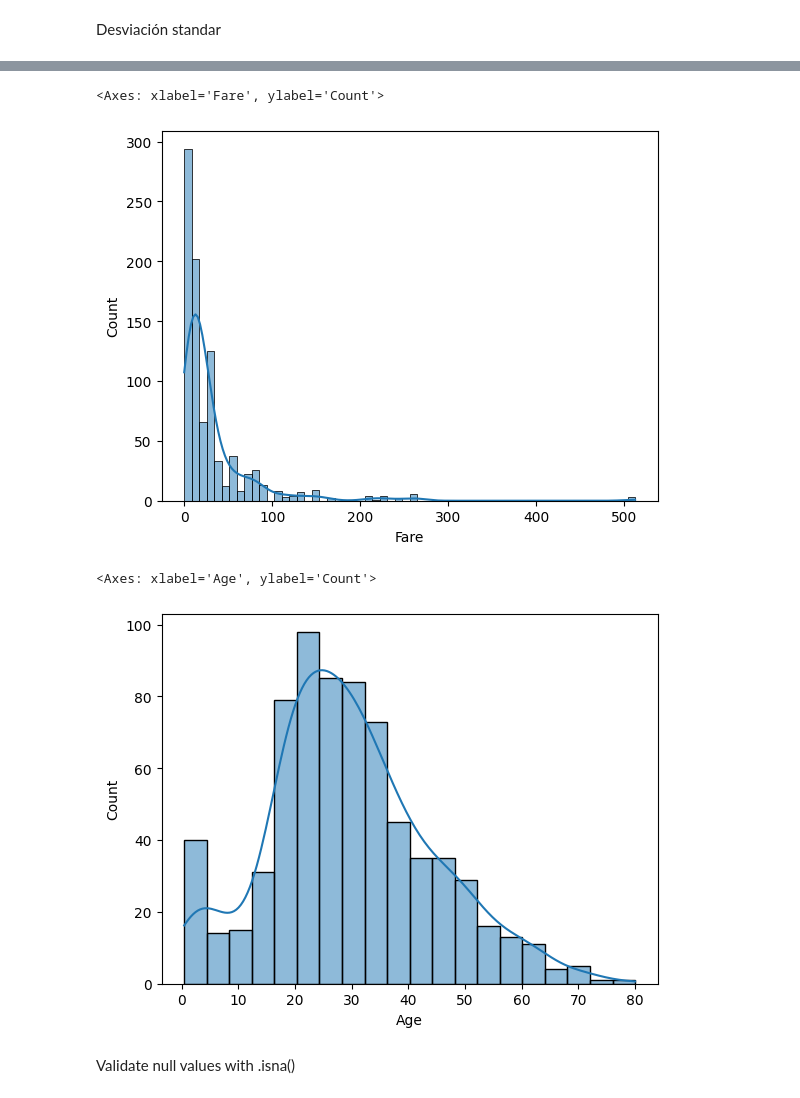
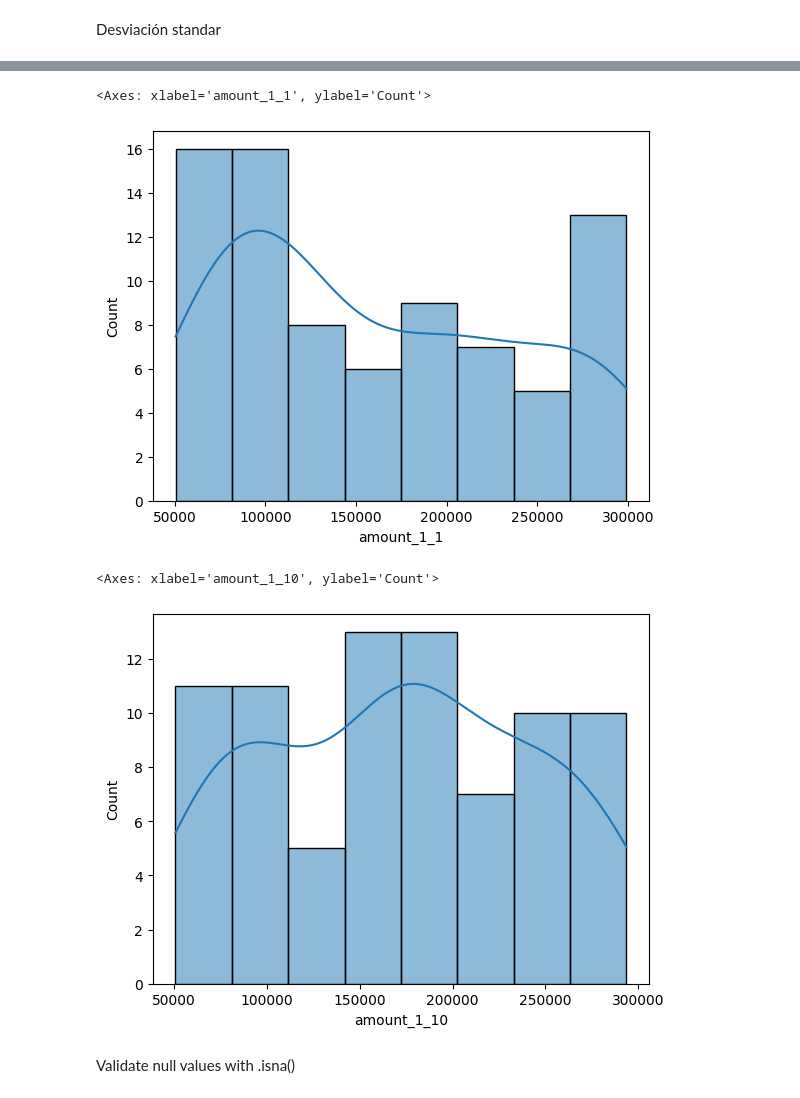
Before and after one commit to SoyAndresTrujillo/basic-ai-model, a Jupyter notebook: ClearData.ipynb, the cells around one changed output, grey strips where cells are left out. Drawn from its saved outputs; the diff is of its cells as text; code cells hidden in the pictures.

Commit message:
feat(data): analytics to amount of each students

```diff
--- a/ClearData.ipynb
+++ b/ClearData.ipynb
@@ -132,7 +132,7 @@ data.shape
 (80, 131)
 # %%
 # I'M WORKING HERE
-# Convert Pclass to category(kind string), more efficient to best performance
-data['Pclass'] = data['Pclass'].astype('category')
-data.info()
+# Convert email to category(kind string), more efficient to best performance
+data['email'] = data['email'].astype('category')
+data['email'].info()
 # %% [output]
@@ -230,13 +242,15 @@ Fare: 20
 # %%
-sns.histplot(data=data, x='Fare', kde=True)
+# Plot a histogram of the 'amount_1_1' column to visualize the distribution of transaction amounts
+# The 'kde=True' argument enables the plotting of the kernel density estimate of the underlying distribution
+sns.histplot(data=data, x='amount_1_1', kde=True)
 # %% [output]
-<Axes: xlabel='Fare', ylabel='Count'>
+<Axes: xlabel='amount_1_1', ylabel='Count'>
-[figure, old version]
+[figure, new version]
 # %%
-sns.histplot(data=data, x='Age', kde=True)
+sns.histplot(data=data, x='amount_1_10', kde=True)
 # %% [output]
-<Axes: xlabel='Age', ylabel='Count'>
+<Axes: xlabel='amount_1_10', ylabel='Count'>
-[figure, old version]
+[figure, new version]
 # %% [markdown]
 Validate null values with .isna()
 # %%
```
Also changed, not shown: parts of 10 cells of this notebook.
